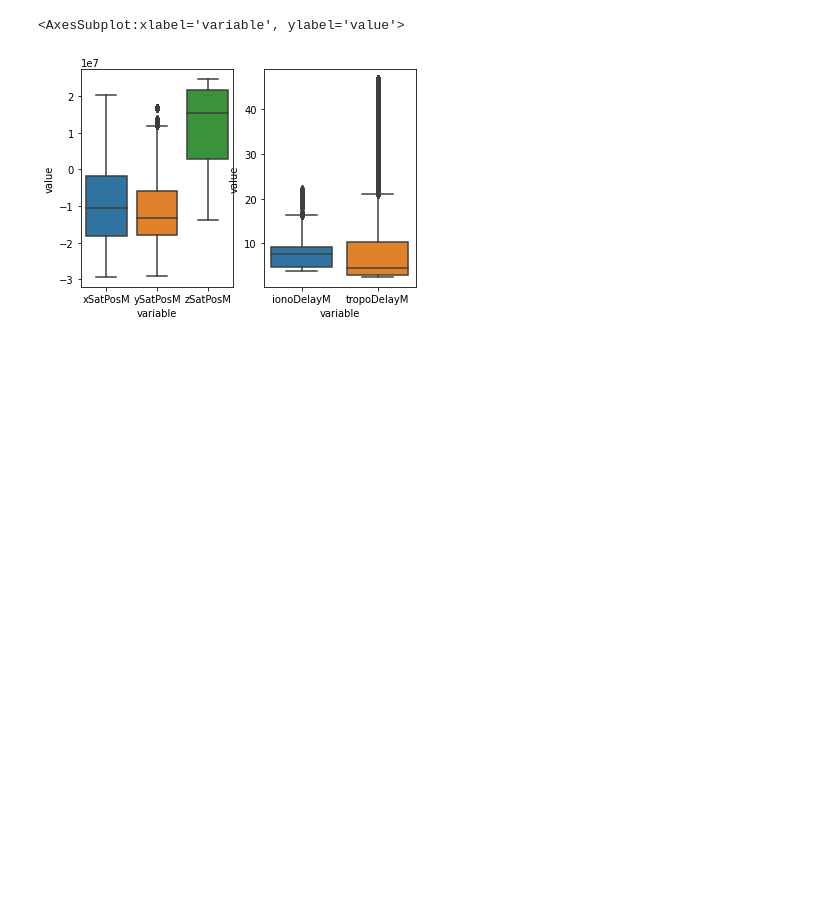
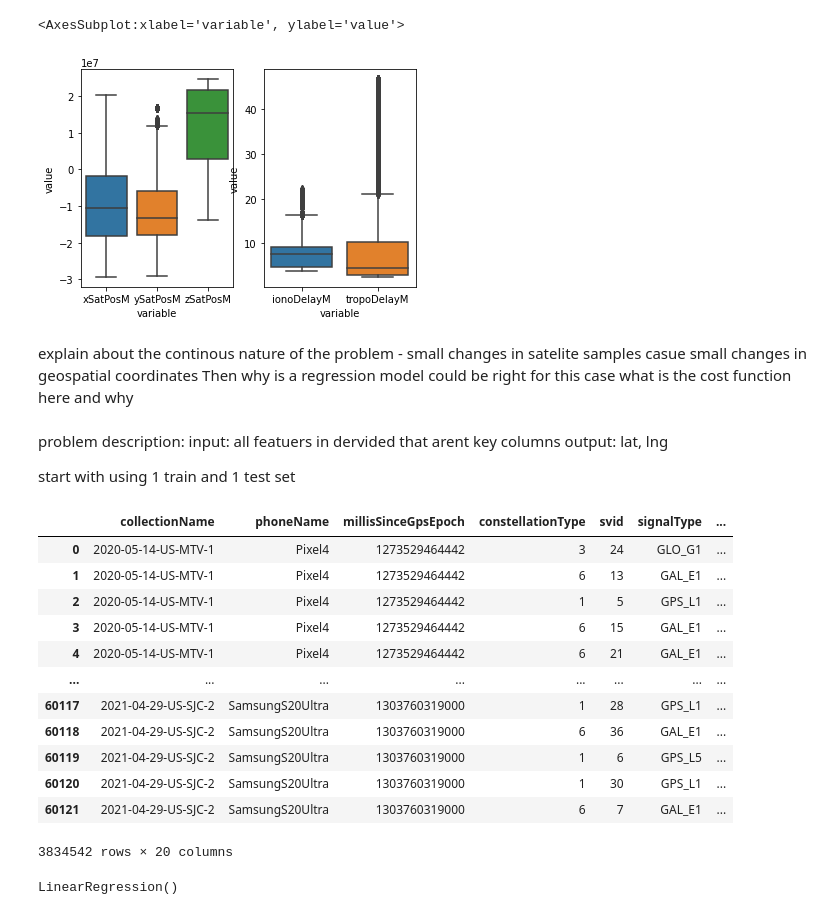
Before and after one commit to shacharhelmer/GNSS-Google, a Jupyter notebook: shachar-dev.ipynb, the cells around one changed output. Cells and saved outputs as stored; diff of their text form; code cells hidden in the pictures; blank space fills up the shorter version.

Commit message:
simple model basic approach, vs the concatenated ground truthes set and also vs the baseline.

```diff
--- a/shachar-dev.ipynb
+++ b/shachar-dev.ipynb
@@ -593,3 +593,58 @@ sns.boxplot(x='variable', y='value', data=pd.melt(d_df_delay), ax = axs[1])
 # %% [output]
 <AxesSubplot:xlabel='variable', ylabel='value'>
 [figure]
+# %% [markdown]
+explain about the continous nature of the problem - small changes in satelite samples casue small changes in geospatial coordinates
+Then why is a regression model could be right for this case
+what is the cost function here and why
+# %% [markdown]
+problem description:
+input: all featuers in dervided that arent key columns
+output: lat, lng
+
+
+start with using 1 train and 1 test set
+# %%
+from sklearn.linear_model import LinearRegression
+
+d_df = reduce(lambda df1, df2: pd.concat([df1, df2]), [pd.read_csv(s) for s in derived_train_sets])
+g_df = reduce(lambda df1, df2: pd.concat([df1, df2]), [pd.read_csv(s) for s in ground_train_sets])
+
+first_grouped = pd.merge_asof(d_df.sort_values(['millisSinceGpsEpoch']), g_df.sort_values(['millisSinceGpsEpoch']), on='millisSinceGpsEpoch')
+
+X = first_grouped.drop(['collectionName_x', 'collectionName_y', 'phoneName_x','phoneName_y', 'millisSinceGpsEpoch','signalType', 'latDeg', 'lngDeg'], axis=1)
+X = X.drop(['courseDegree', 'heightAboveWgs84EllipsoidM', 'hDop', 'speedMps', 'vDop', 'timeSinceFirstFixSeconds'], axis=1)
+
+Y = first_grouped[['latDeg', 'lngDeg']]
+
+model = LinearRegression()
+model.fit(X, Y)
+# %%
+d_df
+# %% [output]
+|  | collectionName | phoneName | millisSinceGpsEpoch | constellationType | svid | signalType | ... |
+| 0 | 2020-05-14-US-MTV-1 | Pixel4 | 1273529464442 | 3 | 24 | GLO_G1 | ... |
+| 1 | 2020-05-14-US-MTV-1 | Pixel4 | 1273529464442 | 6 | 13 | GAL_E1 | ... |
+| 2 | 2020-05-14-US-MTV-1 | Pixel4 | 1273529464442 | 1 | 5 | GPS_L1 | ... |
+| 3 | 2020-05-14-US-MTV-1 | Pixel4 | 1273529464442 | 6 | 15 | GAL_E1 | ... |
+| 4 | 2020-05-14-US-MTV-1 | Pixel4 | 1273529464442 | 6 | 21 | GAL_E1 | ... |
+| ... | ... | ... | ... | ... | ... | ... | ... |
+| 60117 | 2021-04-29-US-SJC-2 | SamsungS20Ultra | 1303760319000 | 1 | 28 | GPS_L1 | ... |
+| 60118 | 2021-04-29-US-SJC-2 | SamsungS20Ultra | 1303760319000 | 6 | 36 | GAL_E1 | ... |
+| 60119 | 2021-04-29-US-SJC-2 | SamsungS20Ultra | 1303760319000 | 1 | 6 | GPS_L5 | ... |
+| 60120 | 2021-04-29-US-SJC-2 | SamsungS20Ultra | 1303760319000 | 1 | 30 | GPS_L1 | ... |
+| 60121 | 2021-04-29-US-SJC-2 | SamsungS20Ultra | 1303760319000 | 6 | 7 | GAL_E1 | ... |
+3834542 rows × 20 columns
+# %%
+from sklearn.linear_model import LinearRegression
+
+first_grouped = pd.merge_asof(d_df.sort_values(['millisSinceGpsEpoch']), bsln_trn.sort_values(['millisSinceGpsEpoch']), on='millisSinceGpsEpoch')
+
+X = first_grouped.drop(['phone', 'collectionName_x', 'collectionName_y', 'phoneName_x','phoneName_y', 'millisSinceGpsEpoch','signalType', 'latDeg', 'lngDeg', 'heightAboveWgs84EllipsoidM'], axis=1)
+
+Y = first_grouped[['latDeg', 'lngDeg']]
+
+model = LinearRegression()
+model.fit(X, Y)
+# %% [output]
+LinearRegression()
```
Also changed, not shown: parts of 7 cells of this notebook, 2 other files.
